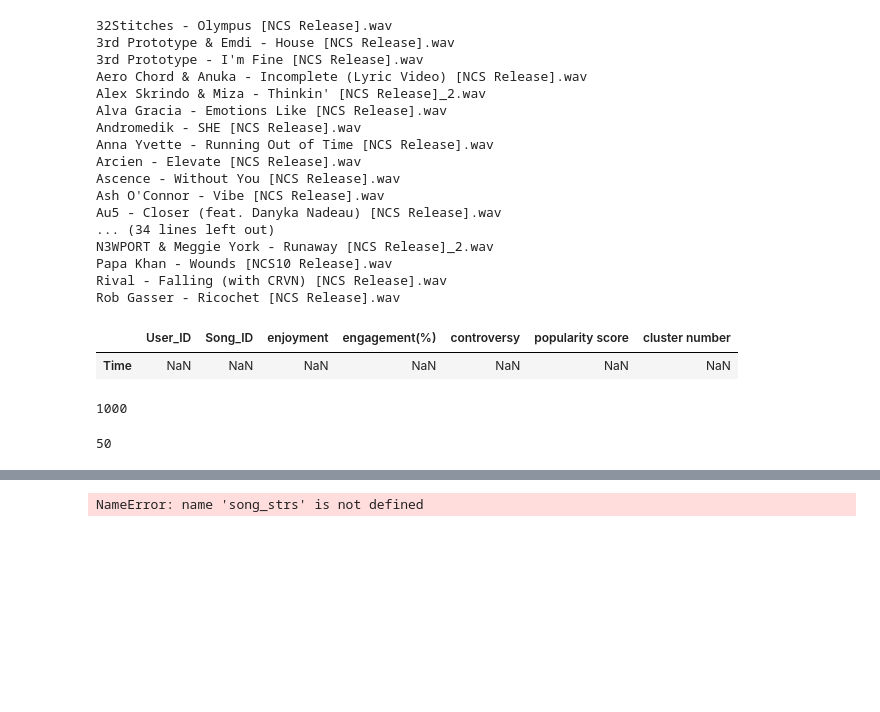
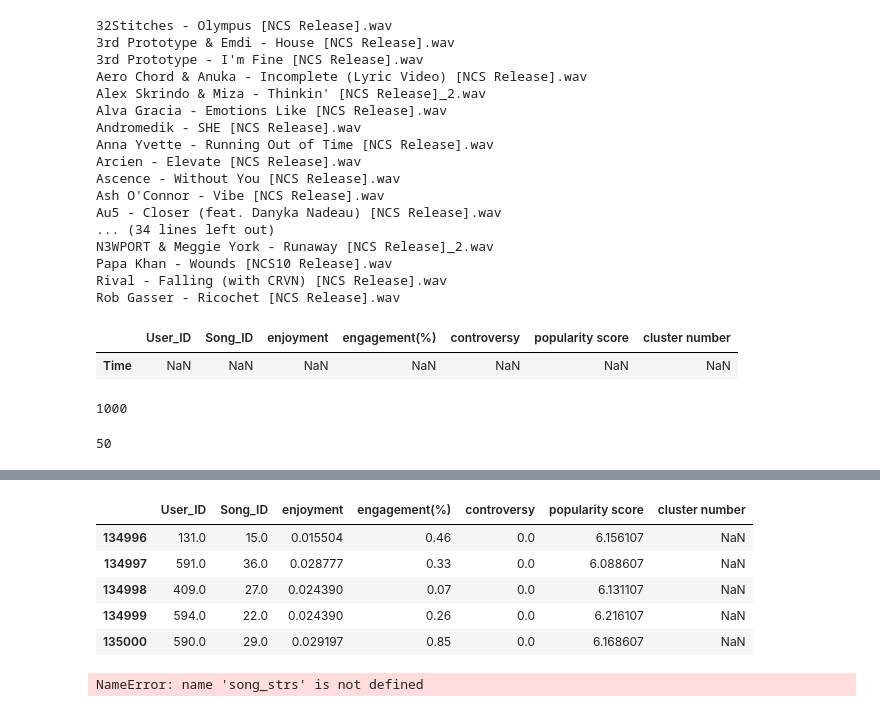
Before and after one commit to AymenTlili131/The-sound-of-Ai-Hack-V1.0, a Jupyter notebook: User Rating DataBase.ipynb, the cells around one changed output, grey strips where cells are left out. Drawn from its saved outputs; the diff is of its cells as text; code cells hidden in the pictures; blank space fills up the shorter version.

```diff
--- a/User Rating DataBase.ipynb
+++ b/User Rating DataBase.ipynb
@@ -116,3 +203,12 @@ DataBase.head()
+# %%
+DataBase.tail()
+# %% [output]
+|  | User_ID | Song_ID | enjoyment | engagement(%) | controversy | popularity score | cluster number |
+| 134996 | 131.0 | 15.0 | 0.015504 | 0.46 | 0.0 | 6.156107 | NaN |
+| 134997 | 591.0 | 36.0 | 0.028777 | 0.33 | 0.0 | 6.088607 | NaN |
+| 134998 | 409.0 | 27.0 | 0.024390 | 0.07 | 0.0 | 6.131107 | NaN |
+| 134999 | 594.0 | 22.0 | 0.024390 | 0.26 | 0.0 | 6.216107 | NaN |
+| 135000 | 590.0 | 29.0 | 0.029197 | 0.85 | 0.0 | 6.168607 | NaN |
 # %%
 file_path=path+song_strs
 librosa.get_duration(filename=file_path)
```
Also changed, not shown: parts of 15 cells of this notebook.
